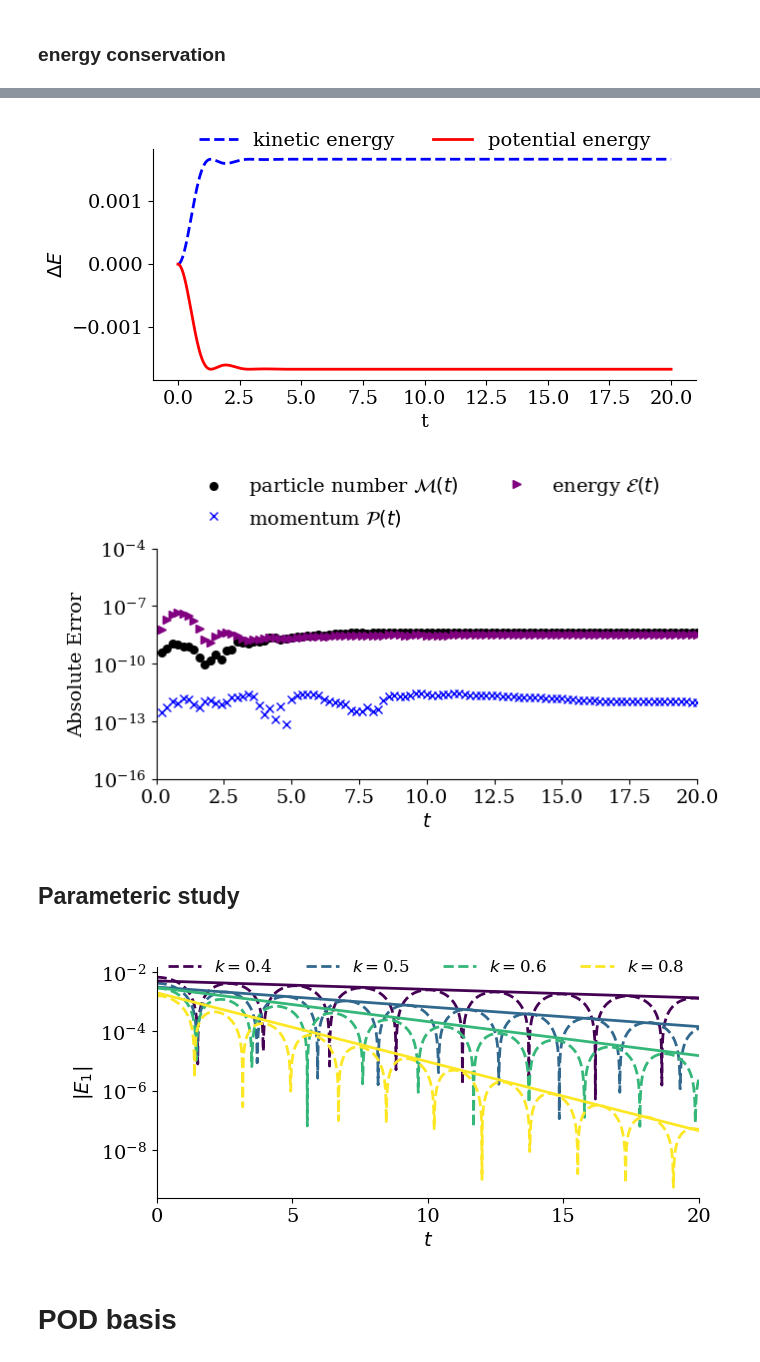
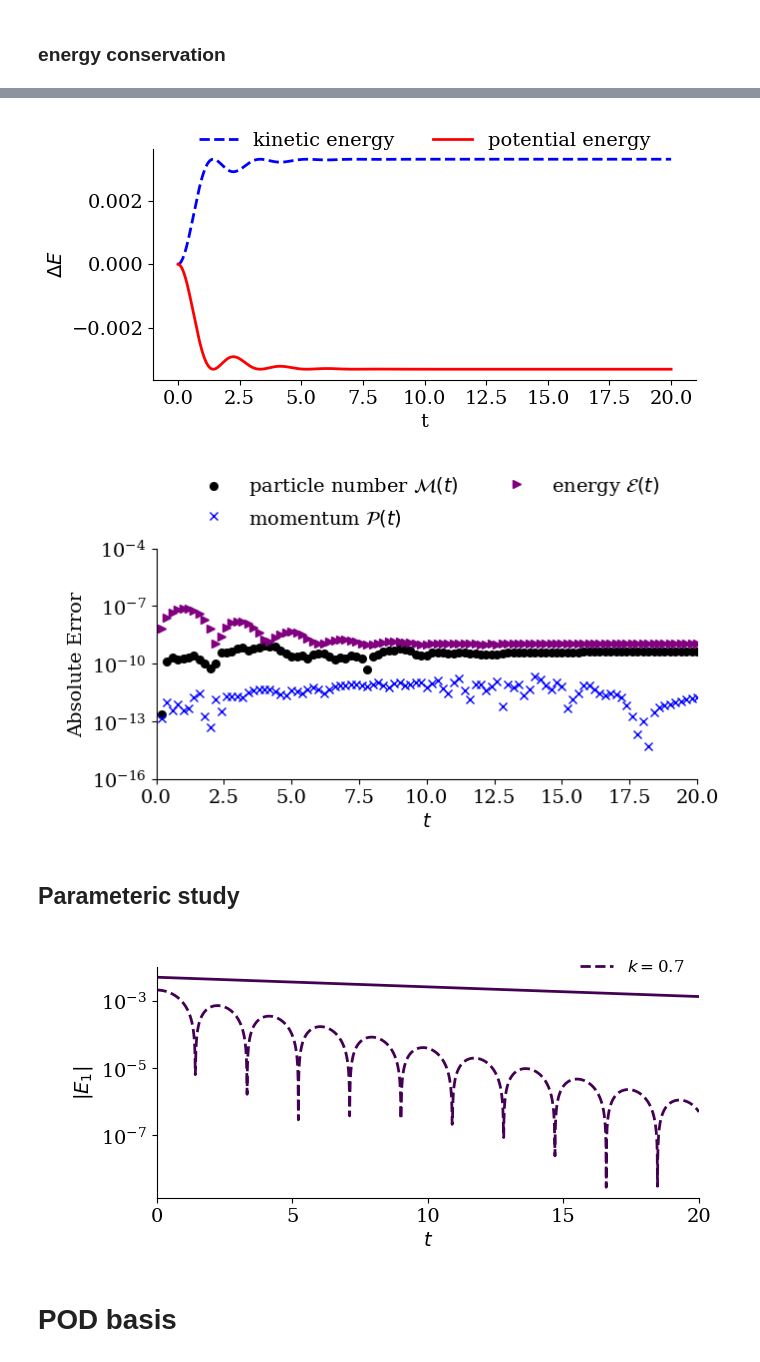
Before and after one commit to opaliss/HermiteFD-ROM, a Jupyter notebook: FOM/linear_landau_damping_FOM.ipynb, the cells around one changed output, grey strips where cells are left out. Saved outputs shown, nothing was run; the diff lists cells and outputs as text; code cells hidden in the pictures.

```diff
--- a/FOM/linear_landau_damping_FOM.ipynb
+++ b/FOM/linear_landau_damping_FOM.ipynb
@@ -21,7 +21,7 @@ matplotlib.rc('ytick', labelsize=14)
 # %% [markdown]
 # Linear Landau damping
 # %%
-k_ = 1
+k_ = 0.7
 setup = SimulationSetupFOM(Nx=150,
                            Nv=100,
                            epsilon=1e-2,
@@ -240,7 +240,7 @@ ax.spines['top'].set_visible(False)
 ax.set_xlabel("t")
 _ = ax.set_ylabel(r"$\Delta E$")
 # %% [output]
-[figure, old version]
+[figure, new version]
 # %%
 # plot the analytic and numerical conservation properties
 fig, ax = plt.subplots(figsize=(7, 3))
@@ -260,11 +260,11 @@ text = ax.text(-0.2,1.05, " ", transform=ax.transAxes)
 legend.get_frame().set_alpha(0)
 #plt.savefig("../figs/FOM/linear_landau/conservation_" + str(setup.Nv) + "_two_stream_FOM.png", bbox_extra_artists=(legend,text), bbox_inches='tight', dpi=600)
 # %% [output]
-[figure, old version]
+[figure, new version]
 # %% [markdown]
 ## Parameteric study
 # %%
-k_vector = [0.4, 0.5, 0.6, 0.8]
+k_vector = [0.7]
 # %%
 colors = plt.cm.viridis(np.linspace(0,1,len(k_vector)))
 # %%
@@ -277,27 +277,27 @@ for kk in range(0, len(k_vector)):
 # %%
 # plot the electric field damping rate
 fig, ax = plt.subplots(figsize=(7, 3))
 for kk in range(0, len(k_vector)):
     ax.plot(setup.t_vec, np.abs(E_vector_coeff[kk, :]), "--", linewidth=2, color=colors[kk], label=r"$k=$" + str(round(k_vector[kk], 1)))
 
 ax.plot(setup.t_vec, 5e-3*np.exp(-0.06612*sol_midpoint_t), linewidth=2, color=colors[0])
-ax.plot(setup.t_vec, 3.1e-3*np.exp(-0.15335*sol_midpoint_t), linewidth=2, color=colors[1])
-ax.plot(setup.t_vec, 3e-3*np.exp(-0.26411*sol_midpoint_t), linewidth=2, color=colors[2])
-ax.plot(setup.t_vec, 2e-3*np.exp(-0.53455*sol_midpoint_t), linewidth=2, color=colors[3])
+# ax.plot(setup.t_vec, 3.1e-3*np.exp(-0.15335*sol_midpoint_t), linewidth=2, color=colors[1])
+# ax.plot(setup.t_vec, 3e-3*np.exp(-0.26411*sol_midpoint_t), linewidth=2, color=colors[2])
+# ax.plot(setup.t_vec, 2e-3*np.exp(-0.53455*sol_midpoint_t), linewidth=2, color=colors[3])
 
 ax.set_yscale("log")
 ax.spines['right'].set_visible(False)
 ax.spines['top'].set_visible(False)
 ax.set_ylabel("$|E_{1}|$")
 ax.set_xlabel("$ t$")
 ax.set_xticks([0, 5, 10, 15, 20])
 ax.set_xlim(0, 20)
 legend = ax.legend(ncols=4, fancybox=False, shadow=False, fontsize=12, loc='upper right', bbox_to_anchor=(1, 1.1))
 legend.get_frame().set_alpha(0)
 text = ax.text(-0.2,1.05, " ", transform=ax.transAxes)
 plt.savefig("../figs/FOM/linear_landau/linear_landau_electric_field_damping_rate_FOM_parameteric.png", bbox_extra_artists=(legend,text), bbox_inches='tight', dpi=600)
 # %% [output]
-[figure, old version]
+[figure, new version]
 # %% [markdown]
 # POD basis
 # %%
```
Also changed, not shown: parts of 13 cells of this notebook, 3 other files.
